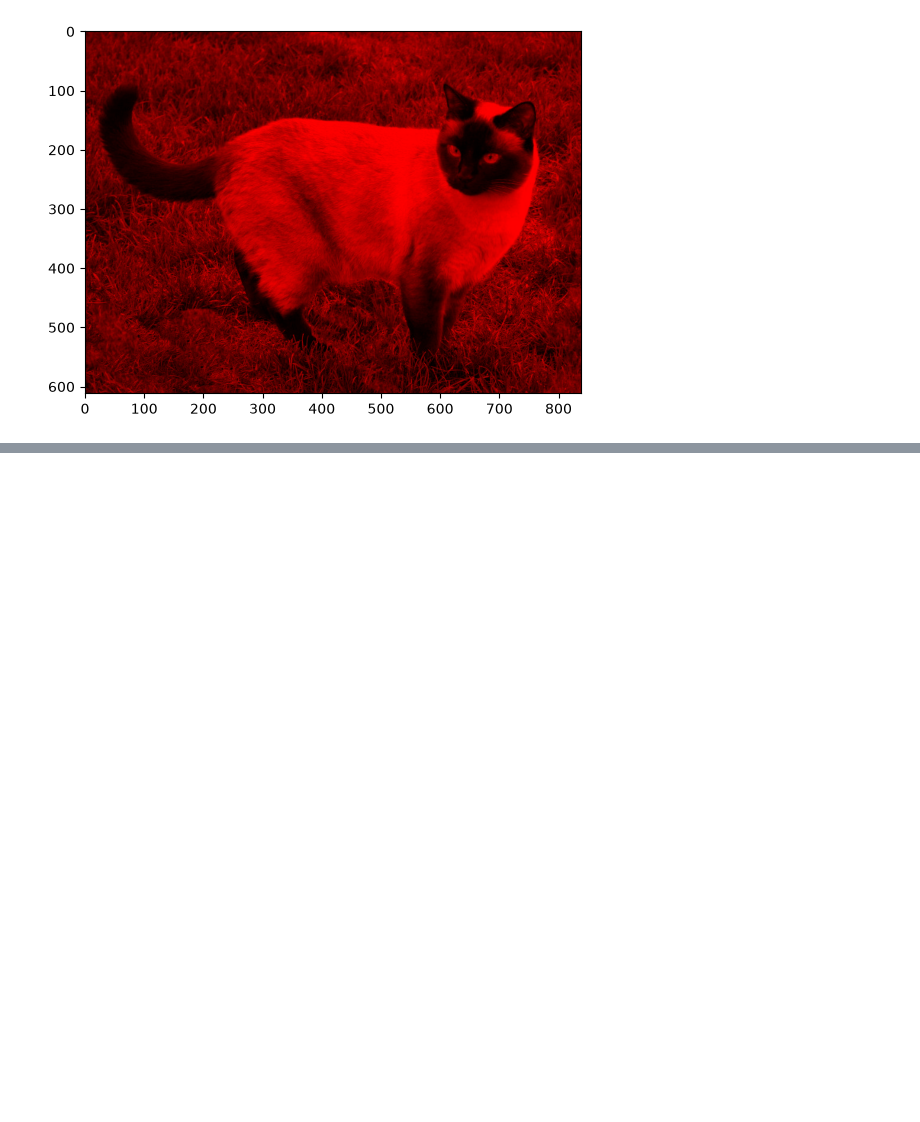
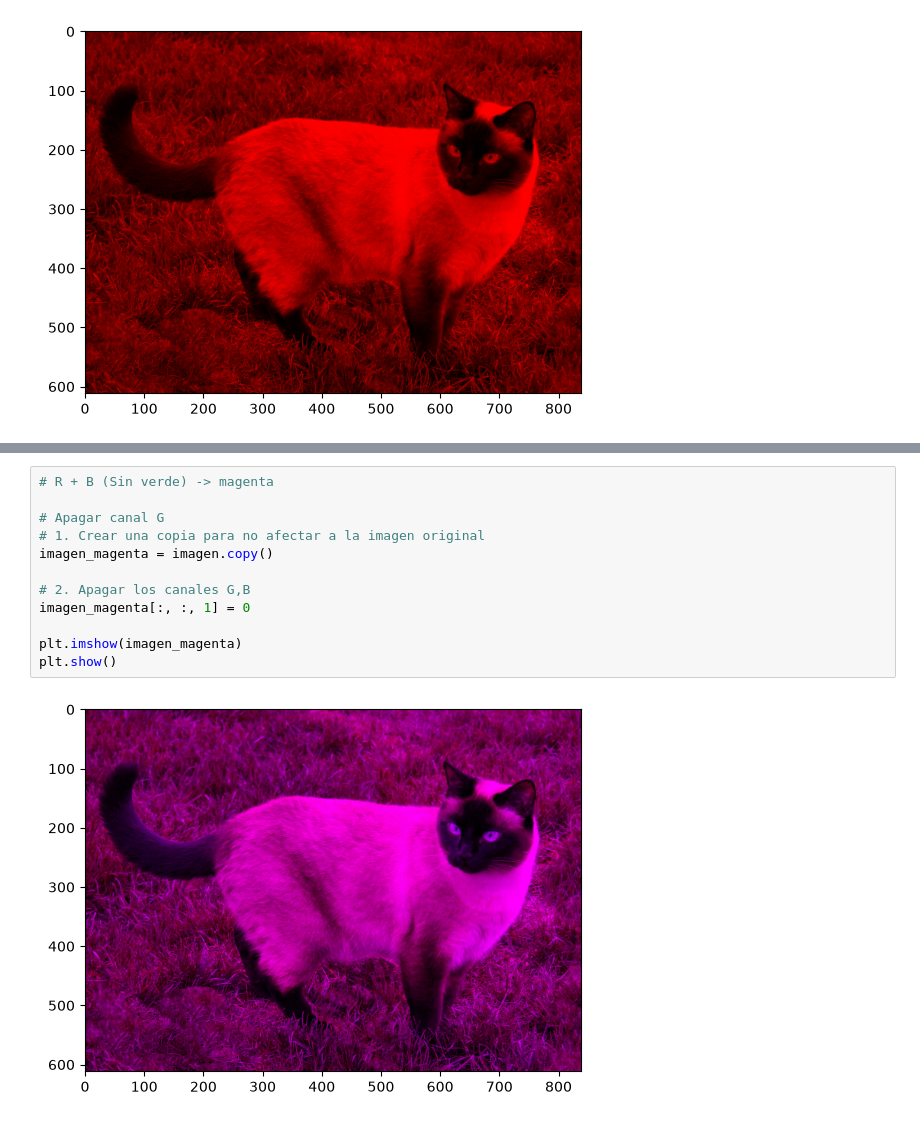
Before and after one commit to mikecr96/PDI-Ago-dic26-Gpo1, a Jupyter notebook: Semana V/color.ipynb, the cells around one changed output, grey strips where cells are left out. Cells and saved outputs as stored; diff of their text form; blank space fills up the shorter version.

```diff
--- a/Semana V/color.ipynb
+++ b/Semana V/color.ipynb
@@ -91,0 +122,14 @@ plt.show()
+# %%
+# R + B (Sin verde) -> magenta
+
+# Apagar canal G
+# 1. Crear una copia para no afectar a la imagen original
+imagen_magenta = imagen.copy()
+
+# 2. Apagar los canales G,B
+imagen_magenta[:, :, 1] = 0
+
+plt.imshow(imagen_magenta)
+plt.show()
+# %% [output]
+[figure, added]
```
Also changed, not shown: parts of 6 cells of this notebook, 1 other file.
